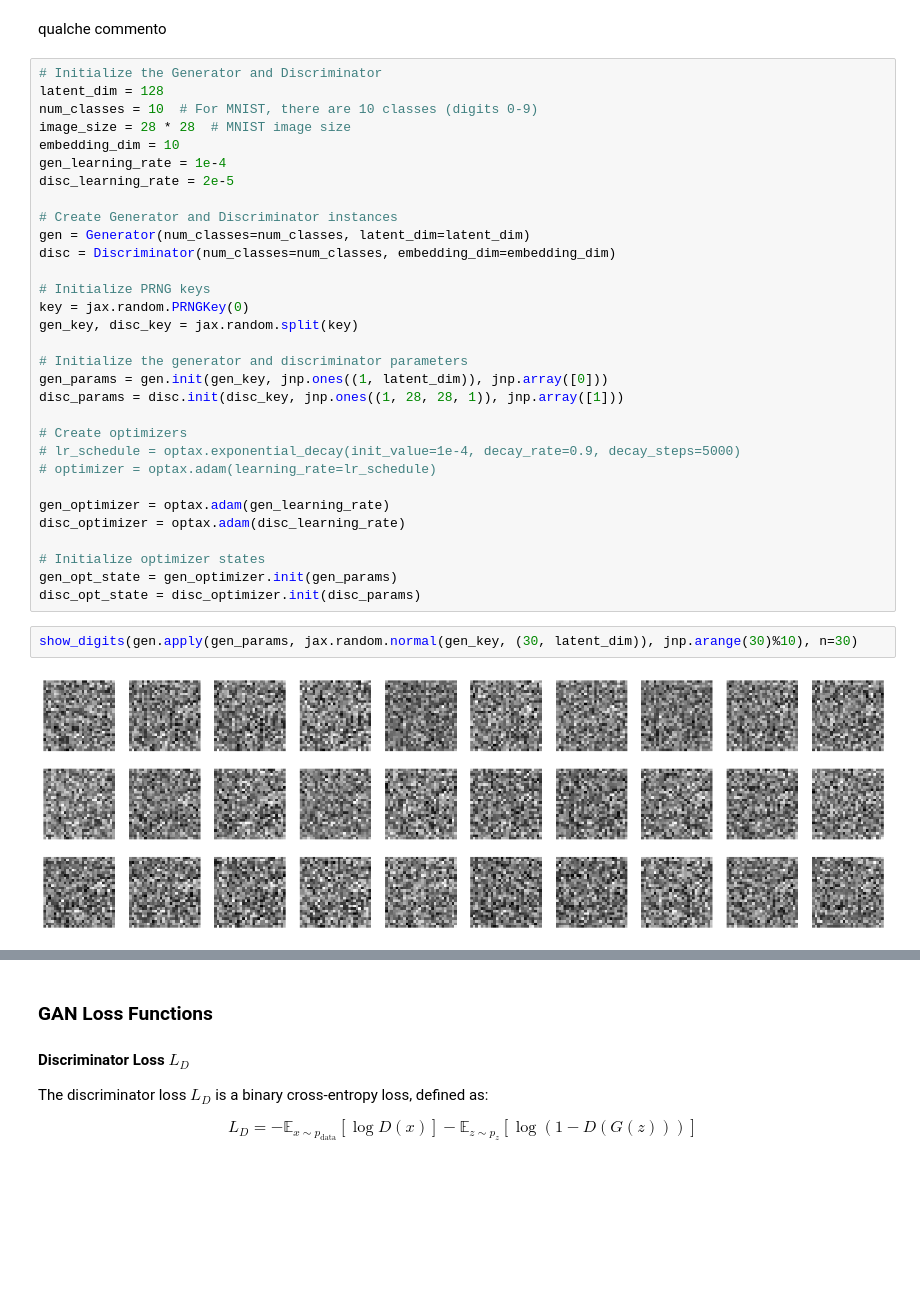
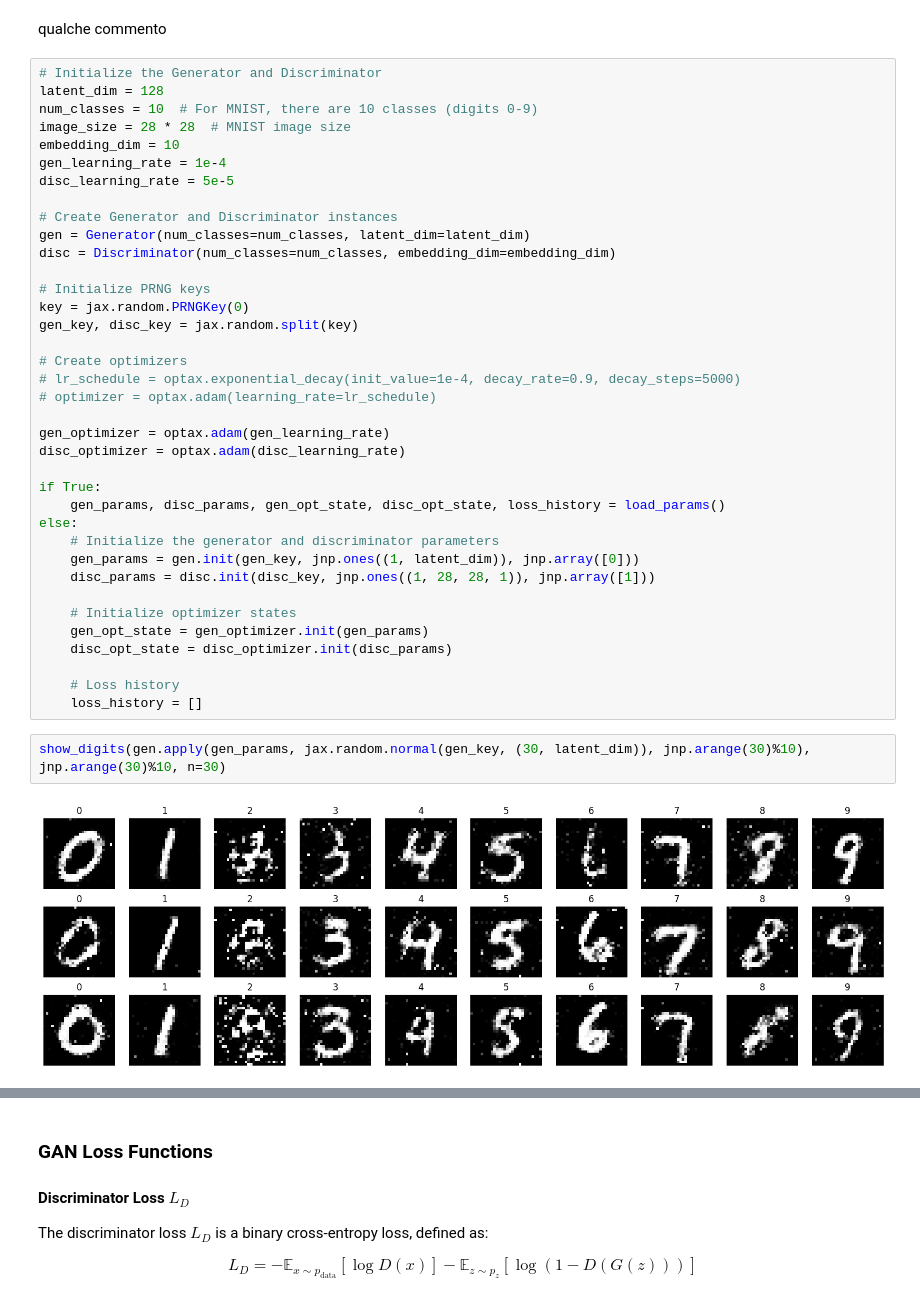
Before and after one commit to Lv1g1/GAN-NAML-Project, a Jupyter notebook: GAN.ipynb, the cells around one changed output, grey strips where cells are left out. Drawn from its saved outputs; the diff is of its cells as text; blank space fills up the shorter version.

```diff
--- a/GAN.ipynb
+++ b/GAN.ipynb
@@ -162,7 +198,7 @@ num_classes = 10  # For MNIST, there are 10 classes (digits 0-9)
 image_size = 28 * 28  # MNIST image size
 embedding_dim = 10
 gen_learning_rate = 1e-4
-disc_learning_rate = 2e-5
+disc_learning_rate = 5e-5
 
 # Create Generator and Discriminator instances
 gen = Generator(num_classes=num_classes, latent_dim=latent_dim)
@@ -172,10 +208,6 @@ disc = Discriminator(num_classes=num_classes, embedding_dim=embedding_dim)
 key = jax.random.PRNGKey(0)
 gen_key, disc_key = jax.random.split(key)
 
-# Initialize the generator and discriminator parameters
-gen_params = gen.init(gen_key, jnp.ones((1, latent_dim)), jnp.array([0]))
-disc_params = disc.init(disc_key, jnp.ones((1, 28, 28, 1)), jnp.array([1]))
-
 # Create optimizers
 # lr_schedule = optax.exponential_decay(init_value=1e-4, decay_rate=0.9, decay_steps=5000)
 # optimizer = optax.adam(learning_rate=lr_schedule)
@@ -183,13 +215,23 @@ disc_params = disc.init(disc_key, jnp.ones((1, 28, 28, 1)), jnp.array([1]))
 gen_optimizer = optax.adam(gen_learning_rate)
 disc_optimizer = optax.adam(disc_learning_rate)
 
-# Initialize optimizer states
-gen_opt_state = gen_optimizer.init(gen_params)
-disc_opt_state = disc_optimizer.init(disc_params)
+if True:
+    gen_params, disc_params, gen_opt_state, disc_opt_state, loss_history = load_params()
+else:
+    # Initialize the generator and discriminator parameters
+    gen_params = gen.init(gen_key, jnp.ones((1, latent_dim)), jnp.array([0]))
+    disc_params = disc.init(disc_key, jnp.ones((1, 28, 28, 1)), jnp.array([1]))
+
+    # Initialize optimizer states
+    gen_opt_state = gen_optimizer.init(gen_params)
+    disc_opt_state = disc_optimizer.init(disc_params)
+
+    # Loss history
+    loss_history = []
 # %%
-show_digits(gen.apply(gen_params, jax.random.normal(gen_key, (30, latent_dim)), jnp.arange(30)%10), n=30)
+show_digits(gen.apply(gen_params, jax.random.normal(gen_key, (30, latent_dim)), jnp.arange(30)%10), jnp.arange(30)%10, n=30)
 # %% [output]
-[figure, old version]
+[figure, new version]
 # %%
 # Print generator parameters
 print("Generator parameters:")
```
Also changed, not shown: parts of 19 cells of this notebook, 5 other files.
